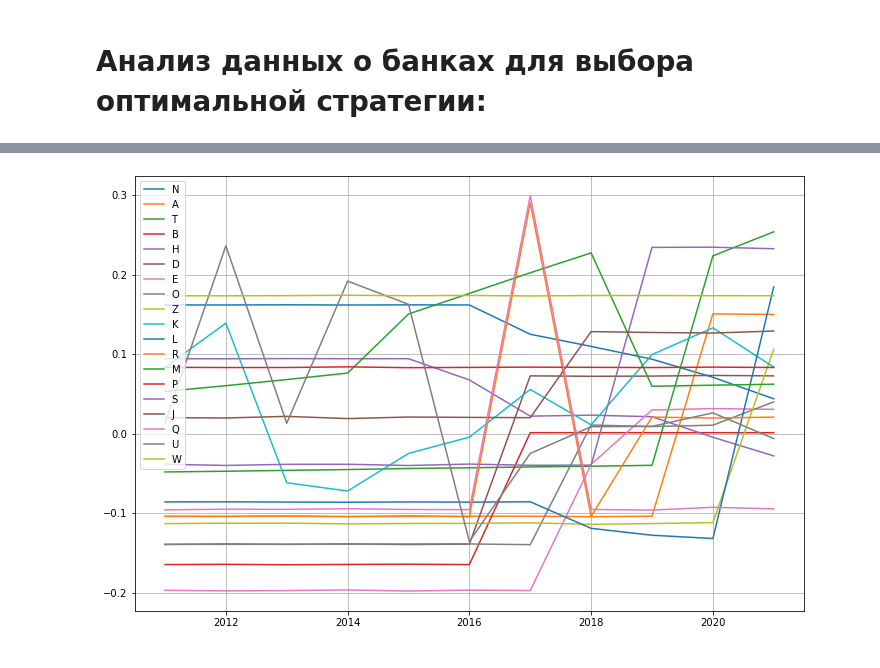
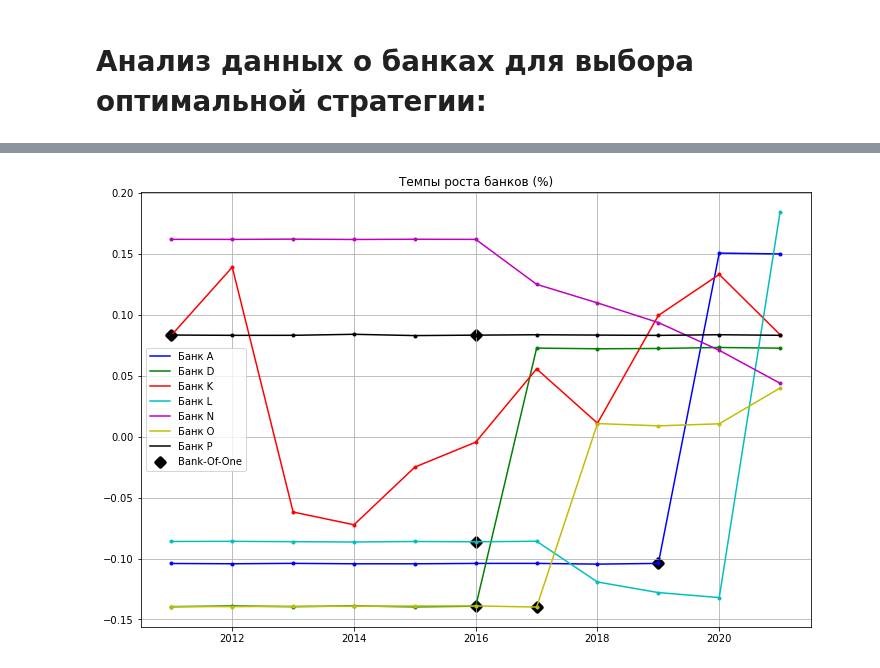
Before and after one commit to belpablo/smth_for_fun, a Jupyter notebook: GPB/GPB_TEST.ipynb, the cells around one changed output, grey strips where cells are left out. Cells and saved outputs as stored; diff of their text form; code cells hidden in the pictures.

```diff
--- a/GPB/GPB_TEST.ipynb
+++ b/GPB/GPB_TEST.ipynb
@@ -251,10 +262,27 @@ See the caveats in the documentation: https://pandas.pydata.org/pandas-docs/stab
-# %%
-fig = plt.figure(figsize = (12, 8))
-
-for i in range(len(df_grow)):
-    plt.plot(names_arr[1:], df_grow.loc[i][1:], label = df_grow.loc[i][:1][0])
-
-plt.legend(loc = 'best')
-plt.grid()
-# %% [output]
-[figure, removed]
+# %%
+import matplotlib.colors as mcolors
+
+bc = mcolors.BASE_COLORS
+sample_arr = [0, 1, 4, 5, 6, 7, 8]
+colors = [list(bc.keys())[i - 8] for i in range(len(sample_arr))]
+
+boo_years_arr = [2020, 2017, 2012, 2017, None, 2018, 2017]
+
+
+fig = plt.figure(figsize = (12, 8))
+
+for num, i in enumerate(sample_arr):
+    plt.plot(names_arr[1:], df_grow.loc[i][1:], label = 'Банк ' + df_grow.loc[i][:1][0], c = colors[num])
+    plt.plot(names_arr[1:], df_grow.loc[i][1:], '.', c = colors[num])
+    if i == 0:
+        plt.scatter(boo_years_arr[num] - 1, df_grow[boo_years_arr[num] - 1][i], c = 'k', marker = 'D', linewidths = 4,
+                    label = 'Bank-Of-One')
+    elif i != 6:
+        plt.scatter(boo_years_arr[num] - 1, df_grow[boo_years_arr[num] - 1][i], c = 'k', marker = 'D', linewidths = 4)
+
+
+plt.title('Темпы роста банков (%)')
+plt.legend(loc = 'best')
+plt.grid()
+# %% [output]
+[figure, added]
```
Also changed, not shown: parts of 5 cells of this notebook.
